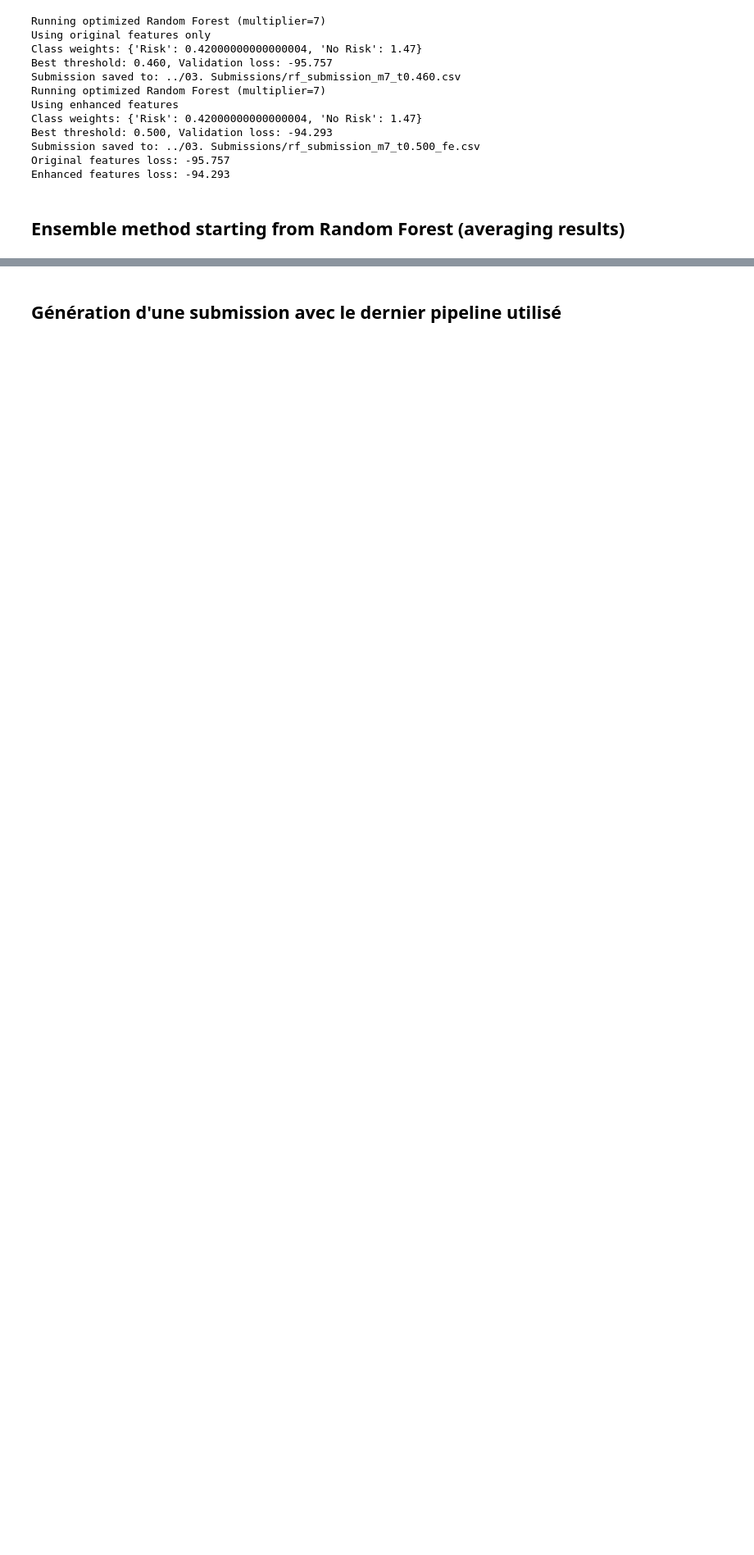
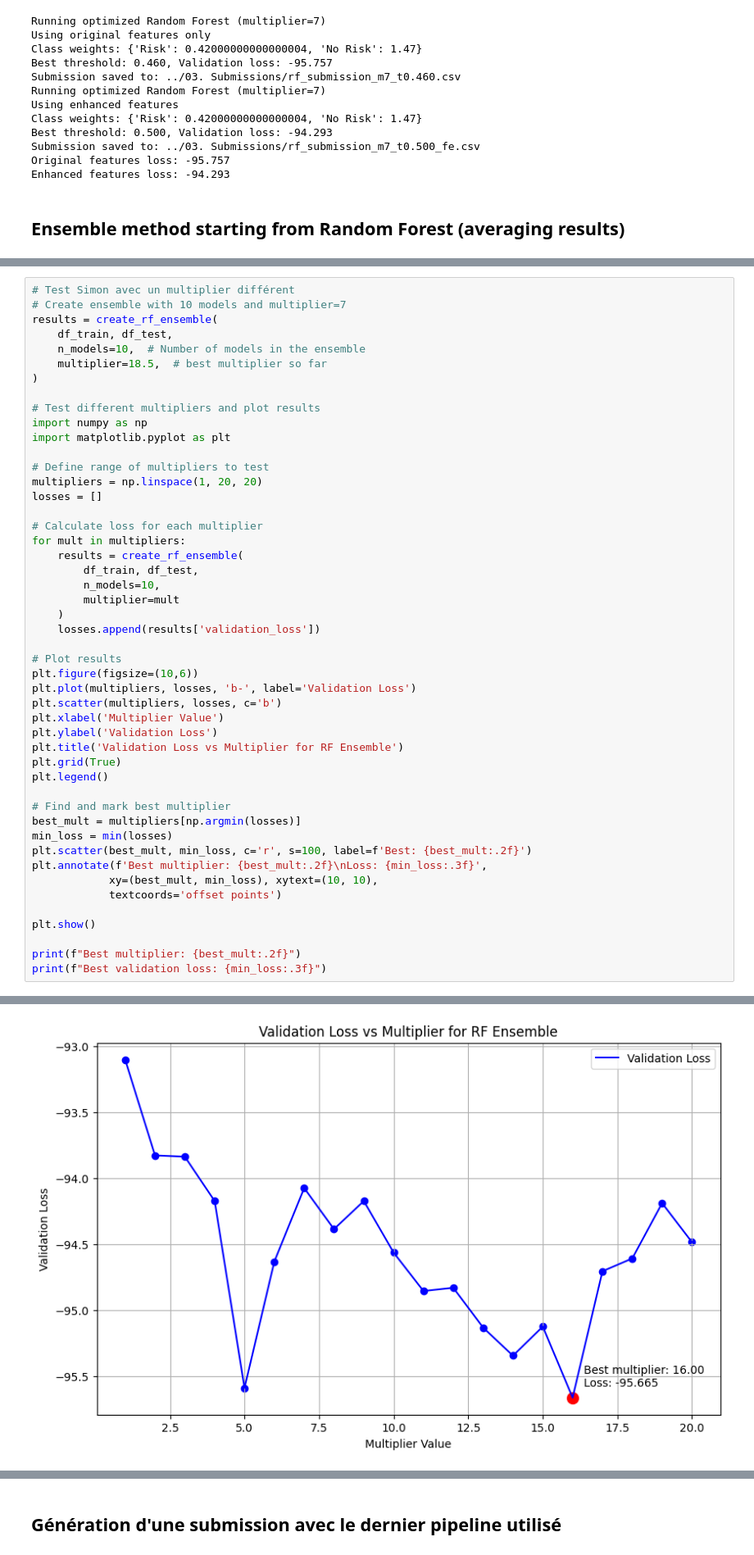
Before and after one commit to Mimon-Xv/German-Credit-ML2, a Jupyter notebook: 02. Notebooks/Notebook1.ipynb, the cells around one changed output, grey strips where cells are left out. Shown at 82% size. Saved outputs shown, nothing was run; the diff lists cells and outputs as text; blank space fills up the shorter version.

```diff
--- a/02. Notebooks/Notebook1.ipynb
+++ b/02. Notebooks/Notebook1.ipynb
@@ -1107 +1285,50 @@ Ensemble training completed in 7.2 seconds
 Submission saved to: ../03. Submissions/rf_ensemble_n10_m7_t0.460.csv
+# %%
+# Test Simon avec un multiplier différent
+# Create ensemble with 10 models and multiplier=7
+results = create_rf_ensemble(
+    df_train, df_test,
+    n_models=10,  # Number of models in the ensemble
+    multiplier=18.5,  # best multiplier so far
+)
+
+# Test different multipliers and plot results
+import numpy as np
+import matplotlib.pyplot as plt
+
+# Define range of multipliers to test
+multipliers = np.linspace(1, 20, 20)
+losses = []
+
+# Calculate loss for each multiplier
+for mult in multipliers:
+    results = create_rf_ensemble(
+        df_train, df_test,
+        n_models=10,
+        multiplier=mult
+    )
+    losses.append(results['validation_loss'])
+
+# Plot results
+plt.figure(figsize=(10,6))
+plt.plot(multipliers, losses, 'b-', label='Validation Loss')
+plt.scatter(multipliers, losses, c='b')
+plt.xlabel('Multiplier Value')
+plt.ylabel('Validation Loss')
+plt.title('Validation Loss vs Multiplier for RF Ensemble')
+plt.grid(True)
+plt.legend()
+
+# Find and mark best multiplier
+best_mult = multipliers[np.argmin(losses)]
+min_loss = min(losses)
+plt.scatter(best_mult, min_loss, c='r', s=100, label=f'Best: {best_mult:.2f}')
+plt.annotate(f'Best multiplier: {best_mult:.2f}\nLoss: {min_loss:.3f}',
+            xy=(best_mult, min_loss), xytext=(10, 10),
+            textcoords='offset points')
+
+plt.show()
+
+print(f"Best multiplier: {best_mult:.2f}")
+print(f"Best validation loss: {min_loss:.3f}")
+# %% [output]
@@ -1107,0 +1352 @@ Submission saved to: ../03. Submissions/rf_ensemble_n10_m7_t0.460.csv
+[figure, added]
```
Also changed, not shown: parts of 14 cells of this notebook.
